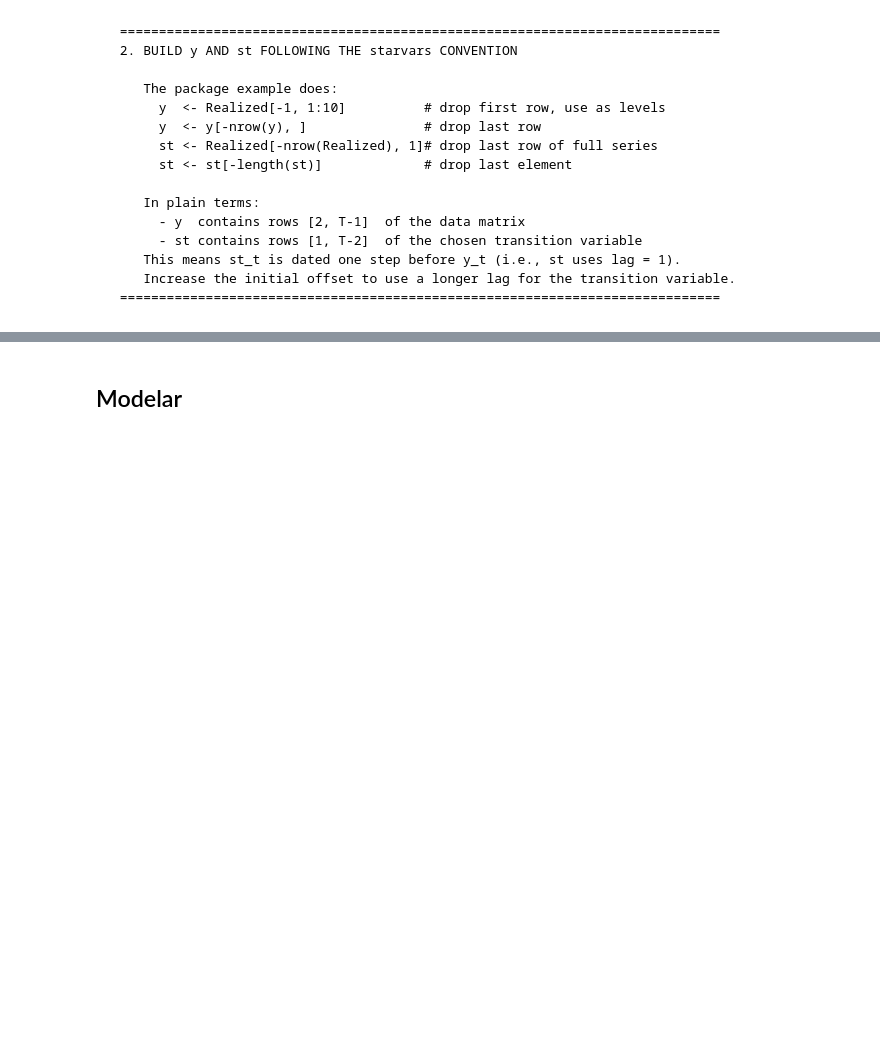
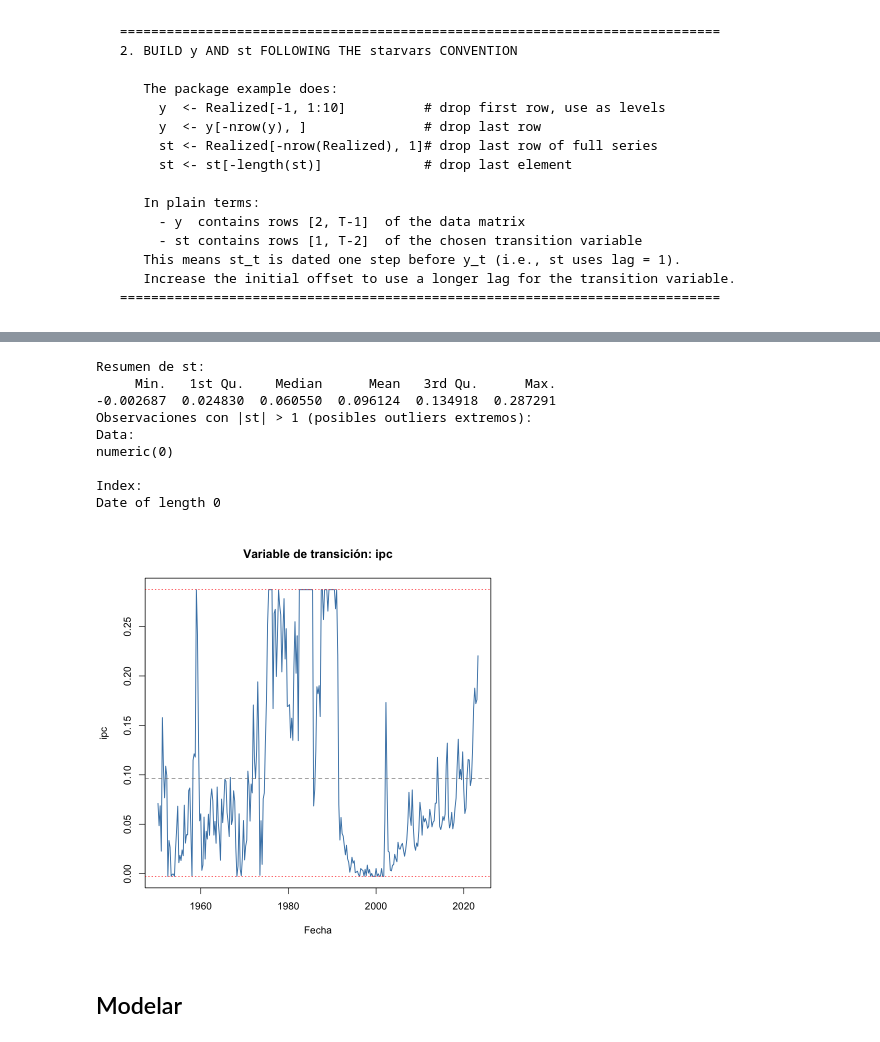
Before and after one commit to mbarrena/tesis, a Jupyter notebook: r_experiments/VLSTAR.ipynb, the cells around one changed output, grey strips where cells are left out. Cells and saved outputs as stored; diff of their text form; code cells hidden in the pictures; blank space fills up the shorter version.

```diff
--- a/r_experiments/VLSTAR.ipynb
+++ b/r_experiments/VLSTAR.ipynb
@@ -179,5 +188,29 @@ Dataset summary
   Include constant       : TRUE
 ==============================================================
+# %%
+st_plot <- zoo(as.numeric(st), order.by = st_dates)
+
+plot(st_plot, type = "l", col = "steelblue", lwd = 1.5,
+     main = paste("Variable de transición:", trans_col),
+     xlab = "Fecha", ylab = trans_col)
+abline(h = mean(st_plot), col = "grey50", lty = 2)
+abline(h = quantile(st_plot, c(0.01, 0.99)), col = "red", lty = 3)
+
+cat("Resumen de st:\n")
+print(summary(as.numeric(st_plot)))
+cat("Observaciones con |st| > 1 (posibles outliers extremos):\n")
+print(st_plot[abs(as.numeric(st_plot)) > 1])
+# %% [output]
+Resumen de st:
+     Min.   1st Qu.    Median      Mean   3rd Qu.      Max.
+-0.002687  0.024830  0.060550  0.096124  0.134918  0.287291
+Observaciones con |st| > 1 (posibles outliers extremos):
+Data:
+numeric(0)
+
+Index:
+Date of length 0
+[figure, added]
 # %% [markdown]
 ## Modelar
 # %% [markdown]
```
Also changed, not shown: parts of 13 cells of this notebook, 39 other files.
